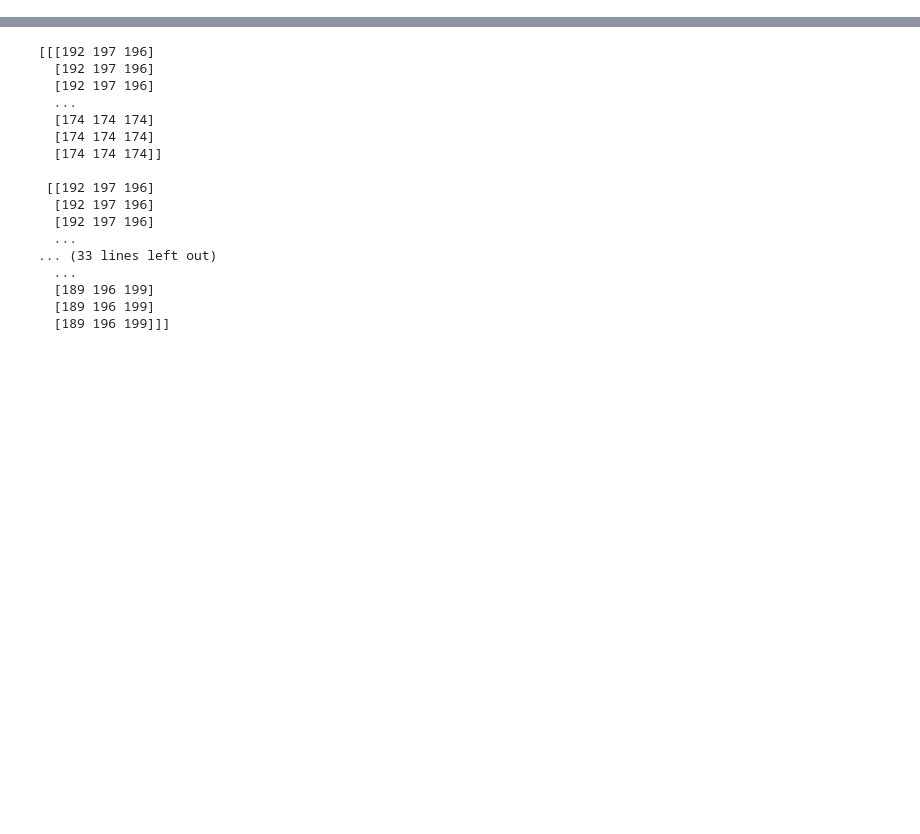
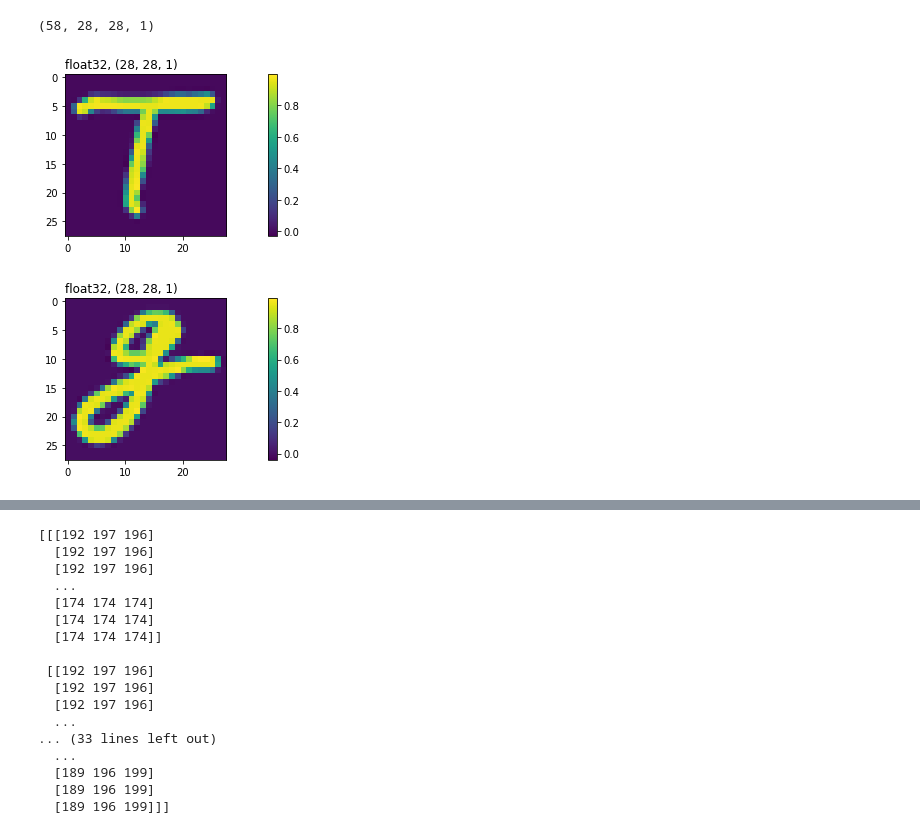
Before and after one commit to KDG21/TIL, a Jupyter notebook: DL/My_applicate.ipynb, the cells around one changed output, grey strips where cells are left out. Cells and saved outputs as stored; diff of their text form; code cells hidden in the pictures; blank space fills up the shorter version.

```diff
--- a/DL/My_applicate.ipynb
+++ b/DL/My_applicate.ipynb
@@ -40,0 +157,8 @@ show_image(img_letter, y_offset=15, y_steps=66)
+# %%
+print(crop_images.shape)
+show_image(crop_images[0])
+show_image(crop_images[57])
+# %% [output]
+(58, 28, 28, 1)
+[figure, added]
+[figure, added]
```
Also changed, not shown: parts of 10 cells of this notebook, 4 other files.
